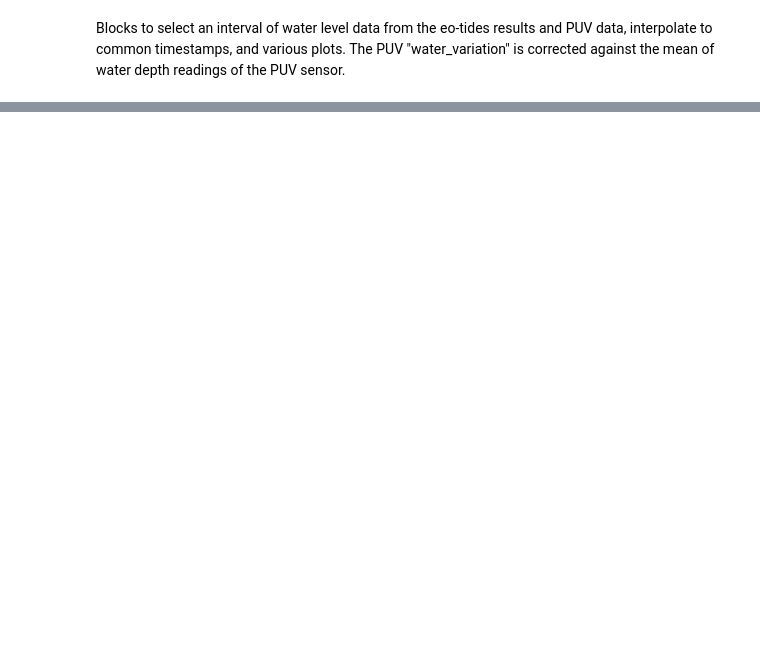
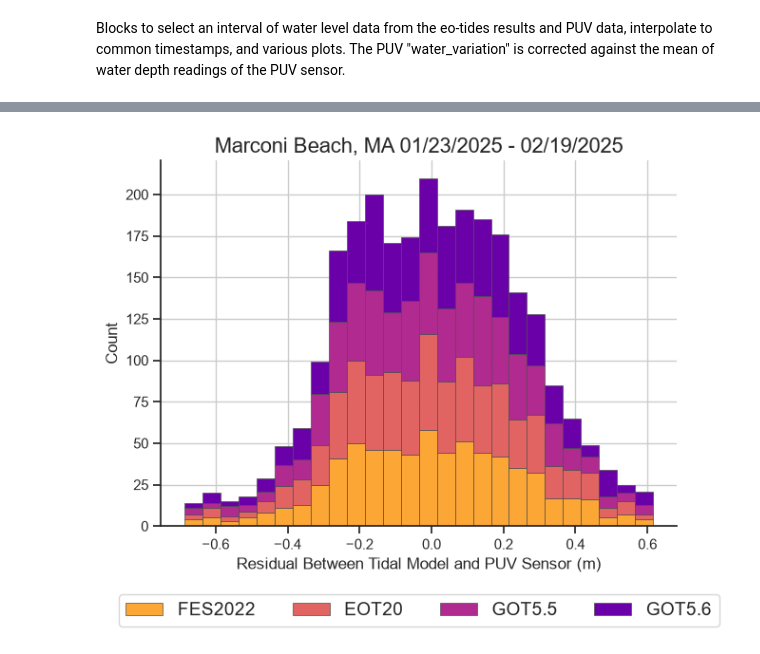
Before and after one commit to cvolpano/tides-usgs, a Jupyter notebook: waterLevelPlots.ipynb, the cells around one changed output, grey strips where cells are left out. Saved outputs shown, nothing was run; the diff lists cells and outputs as text; code cells hidden in the pictures; blank space fills up the shorter version.

```diff
--- a/waterLevelPlots.ipynb
+++ b/waterLevelPlots.ipynb
@@ -78,0 +129,37 @@ plt.show
+# %%
+import seaborn as sns
+df_diff = pd.DataFrame()
+
+for i in range(len(columns)):
+    x = df_new['water_variation']
+    y = df_new[columns[i]]
+    z = x-y
+    df_diff[f"{columns[i]}_diff"] = z
+
+sns.set_theme(style="ticks")
+
+f, ax = plt.subplots(figsize=(7, 5))
+sns.despine(f)
+
+
+sns.histplot(
+    data=df_diff,
+    multiple="stack",
+    palette="plasma",
+    kde=False,
+    stat="count",
+    edgecolor=".3",
+    linewidth=.5,
+    log_scale=False,
+    alpha = 1,
+    legend=True
+)
+plt.grid(True)
+plt.box(True)
+plt.xlabel("Residual Between Tidal Model and PUV Sensor (m)")
+plt.title('Marconi Beach, MA 01/23/2025 - 02/19/2025',size=16)
+plt.legend(ncol=4, labels = ['FES2022','EOT20','GOT5.5','GOT5.6'],loc='lower center',bbox_to_anchor=(0.5,-0.3),fontsize=14)
+
+plt.savefig('Marconi_PUV-v-Modelled-Tide_01232025-02192025.png')
+# %% [output]
+[figure, added]
```
Also changed, not shown: parts of 4 cells of this notebook, 5 other files.
